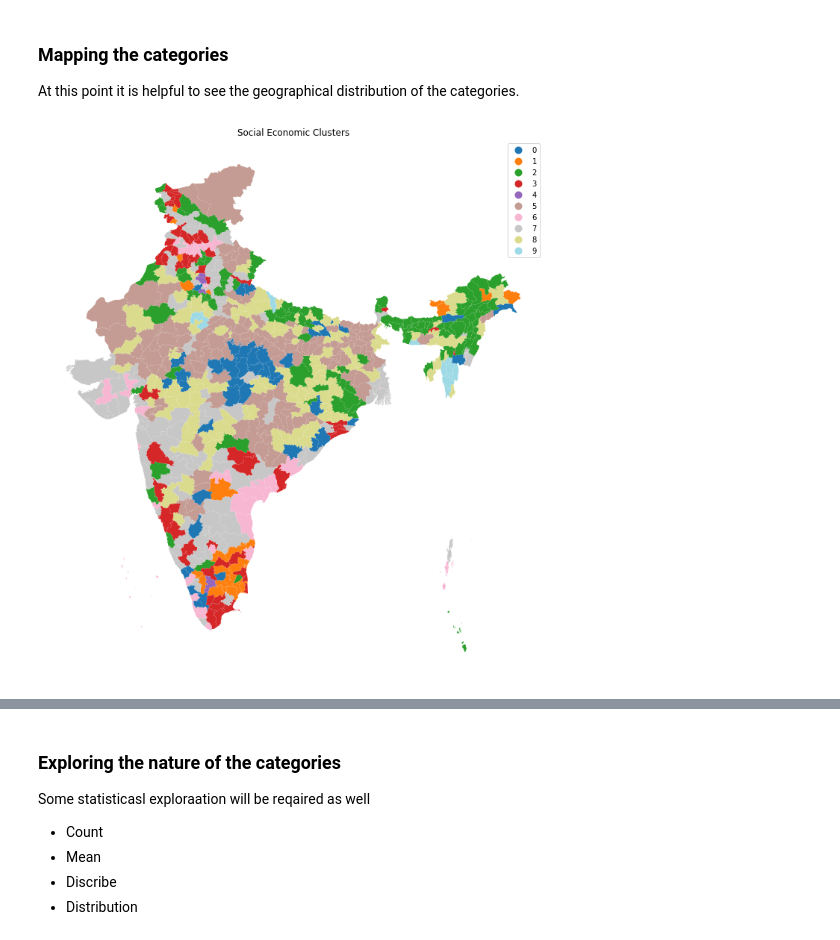
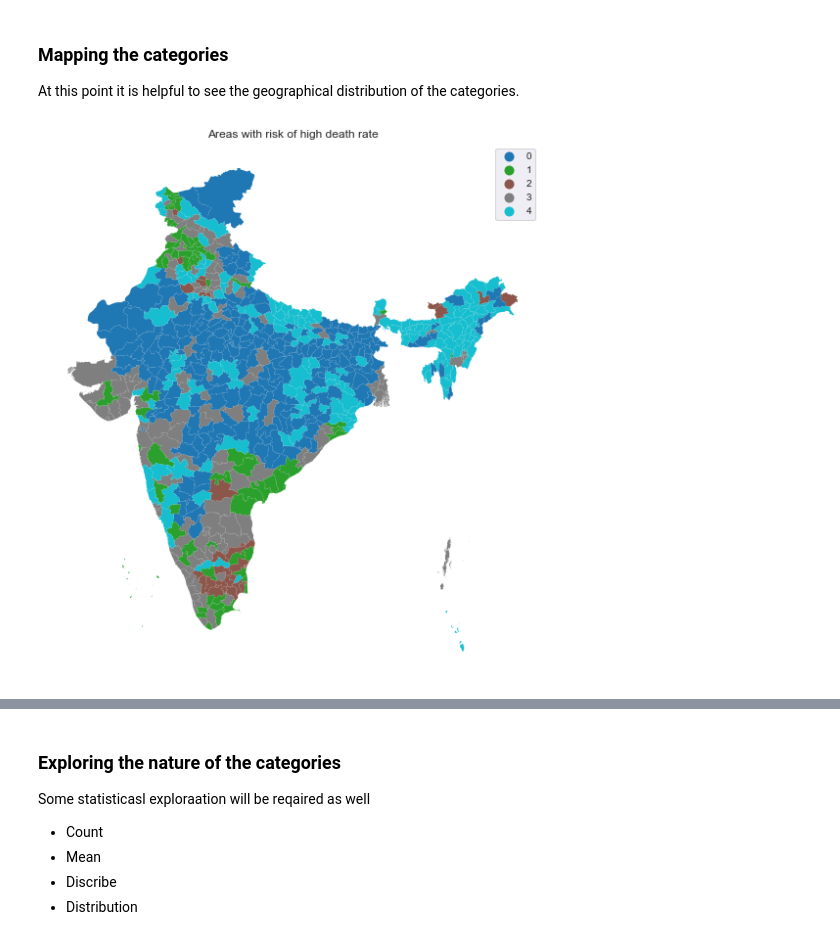
Before and after one commit to lekhanam12/datascience, a Jupyter notebook: social-economic.ipynb, the cells around one changed output, grey strips where cells are left out. Cells and saved outputs as stored; diff of their text form; code cells hidden in the pictures.

```diff
--- a/social-economic.ipynb
+++ b/social-economic.ipynb
@@ -382,6 +427,6 @@ k8means.T
 # %%
 # Name (index) the rows after the category they belong
-to_plot = social_economic.set_index('k_cls_high')
+to_plot = social_economic.set_index('k5cls')
 # Subset to keep only variables used in K-means clustering
 to_plot = to_plot[infection]
 # Display top of the table
@@ -397,5 +442,5 @@ to_plot.head()
 # %%
 # setting number of clusters
-kmeans10 = cluster.KMeans(n_clusters=10)
-kmeans10
+kmeans5 = cluster.KMeans(n_clusters=5)
+kmeans5
 # %% [output]
@@ -407,5 +452,5 @@ KMeans(n_clusters=10)
 #(Computers are not truly random. They only seem that way. If this is interesting for you, ask me in class ;) Or try with a different seed.
 np.random.seed(2000)
 # Run the clustering algorithm
-k_cls_low = kmeans10.fit(social_economic[death])
+k5cls = kmeans5.fit(social_economic[death])
 # %%
@@ -431,7 +476,7 @@ array([2, 7, 6, 7, 9, 5, 7, 6, 7, 8, 5, 8, 8, 2, 5, 7, 7, 7, 2, 7, 3, 1,
 # %% [markdown]
 ***Each number is different category***
 # %%
-social_economic['k_cls_low'] = k_cls_low.labels_
+social_economic['k5cls'] = k5cls.labels_
 # %% [markdown]
 ***Evaluation of the number of the clusters will be made by using the Elbow Method - the elbow method serves to determine the optimal number of clusters.***
 # %%
@@ -459,16 +504,16 @@ plt.show()
 At this point it is helpful to see the geographical distribution of the categories.
 # %%
 # Setup figure and ax
-f, ax = plt.subplots(1, figsize=(12, 15))
+f, ax = plt.subplots(1, figsize=(10, 10))
 # Plot unique values choropleth including a legend and with no boundary lines
-social_economic.plot(column='k_cls_low', categorical=True, cmap='tab20', legend=True ,linewidth=0, ax=ax)
+social_economic.plot(column='k5cls', categorical=True, cmap='tab10', legend=True ,linewidth=0, ax=ax)
 
 # Remove axis
 ax.set_axis_off()
 # Add title
-plt.title('Social Economic Clusters')
+plt.title('Areas with risk of high death rate')
 
 # Display the map
 plt.show()
 # %% [output]
-[figure, old version]
+[figure, new version]
```
Also changed, not shown: parts of 30 cells of this notebook.
